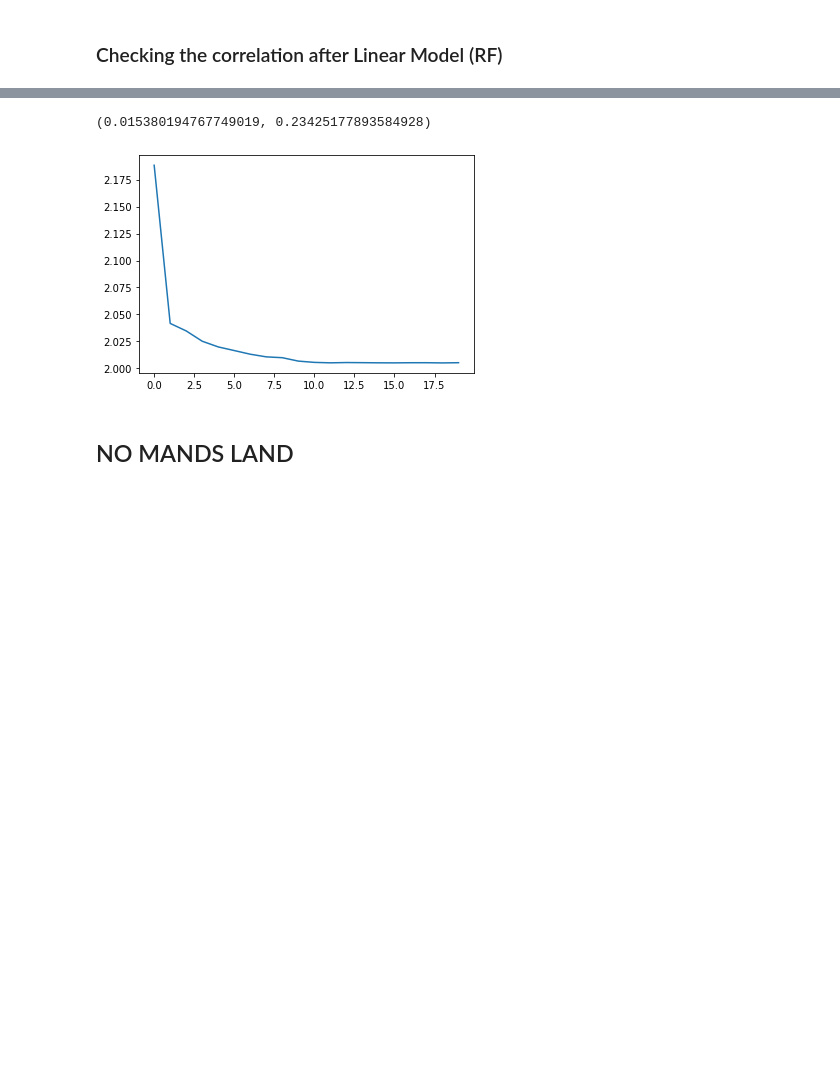
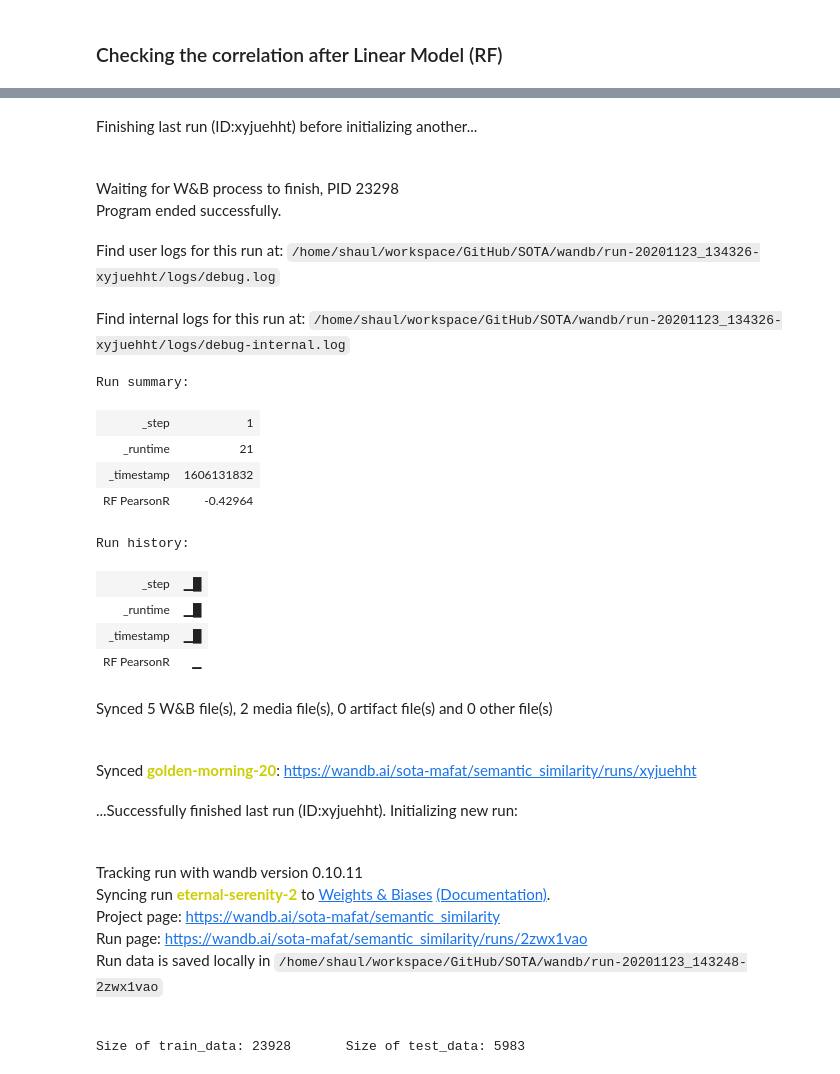
Before and after one commit to Hernanros/SOTA, a Jupyter notebook: notebooks/[SS]Testing_eval_data_corr.ipynb, the cells around one changed output, grey strips where cells are left out. Saved outputs shown, nothing was run; the diff lists cells and outputs as text; code cells hidden in the pictures; blank space fills up the shorter version.

Commit message:
Created wandb script

```diff
--- a/notebooks/[SS]Testing_eval_data_corr.ipynb
+++ b/notebooks/[SS]Testing_eval_data_corr.ipynb
@@ -118,7 +110,34 @@ KeyboardInterrupt:
-# %%
-model_corr.MLP_corr(X_train,X_test,y_train,y_test, num_hl=64, batch_size = 32, num_epochs=20, lr=1e-3)
-# %% [output]
-(0.015380194767749019, 0.23425177893584928)
-[figure, removed]
-# %% [markdown]
-## NO MANDS LAND
+# %%
+config = utils.Config(train_dataset = PATH_COMBINED,
+                      test_dataset = None,
+                      bad_annotators = None,
+                      scale_features = True,
+                      scale_labels = True,
+                      rf_depth = 6,
+                      rf_top_n_features = 6)
+utils.wandb_logging(config)
+# %% [output]
+Finishing last run (ID:xyjuehht) before initializing another...
+Waiting for W&B process to finish, PID 23298
+Program ended successfully.
+Find user logs for this run at: /home/shaul/workspace/GitHub/SOTA/wandb/run-20201123_134326-xyjuehht/logs/debug.log
+Find internal logs for this run at: /home/shaul/workspace/GitHub/SOTA/wandb/run-20201123_134326-xyjuehht/logs/debug-internal.log
+Run summary:
+| _step | 1 |
+| _runtime | 21 |
+| _timestamp | 1606131832 |
+| RF PearsonR | -0.42964 |
+Run history:
+| _step | ▁█ |
+| _runtime | ▁█ |
+| _timestamp | ▁█ |
+| RF PearsonR | ▁ |
+Synced 5 W&B file(s), 2 media file(s), 0 artifact file(s) and 0 other file(s)
+Synced golden-morning-20: https://wandb.ai/sota-mafat/semantic_similarity/runs/xyjuehht
+...Successfully finished last run (ID:xyjuehht). Initializing new run:
+Tracking run with wandb version 0.10.11
+Syncing run eternal-serenity-2 to Weights & Biases (Documentation).
+Project page: https://wandb.ai/sota-mafat/semantic_similarity
+Run page: https://wandb.ai/sota-mafat/semantic_similarity/runs/2zwx1vao
+Run data is saved locally in /home/shaul/workspace/GitHub/SOTA/wandb/run-20201123_143248-2zwx1vao
+Size of train_data: 23928       Size of test_data: 5983
```
Also changed, not shown: parts of 6 cells of this notebook, 3 other files.
